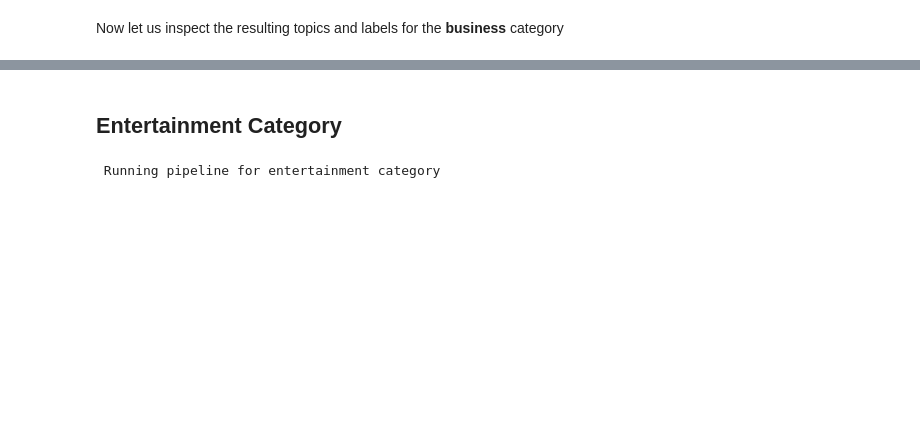
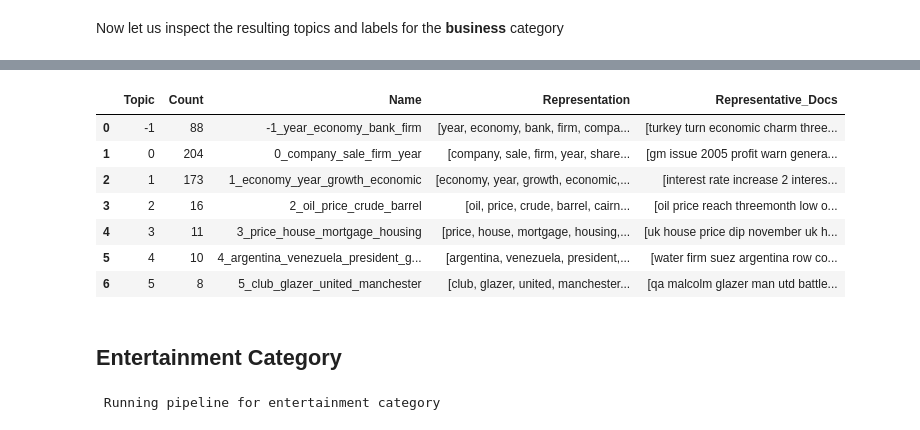
Before and after one commit to joytile/BBC-News-Topic-Modelling, a Jupyter notebook: BBC_NLP_Task.ipynb, the cells around one changed output, grey strips where cells are left out. Saved outputs shown, nothing was run; the diff lists cells and outputs as text; code cells hidden in the pictures; blank space fills up the shorter version.

```diff
--- a/BBC_NLP_Task.ipynb
+++ b/BBC_NLP_Task.ipynb
@@ -286,3 +296,14 @@ business_results2['dataframe']
+# %%
+business_results2['reduced_topic_info']
+# %% [output]
+|  | Topic | Count | Name | Representation | Representative_Docs |
+| 0 | -1 | 88 | -1_year_economy_bank_firm | [year, economy, bank, firm, compa... | [turkey turn economic charm three... |
+| 1 | 0 | 204 | 0_company_sale_firm_year | [company, sale, firm, year, share... | [gm issue 2005 profit warn genera... |
+| 2 | 1 | 173 | 1_economy_year_growth_economic | [economy, year, growth, economic,... | [interest rate increase 2 interes... |
+| 3 | 2 | 16 | 2_oil_price_crude_barrel | [oil, price, crude, barrel, cairn... | [oil price reach threemonth low o... |
+| 4 | 3 | 11 | 3_price_house_mortgage_housing | [price, house, mortgage, housing,... | [uk house price dip november uk h... |
+| 5 | 4 | 10 | 4_argentina_venezuela_president_g... | [argentina, venezuela, president,... | [water firm suez argentina row co... |
+| 6 | 5 | 8 | 5_club_glazer_united_manchester | [club, glazer, united, manchester... | [qa malcolm glazer man utd battle... |
 # %% [markdown]
 ## Entertainment Category
 # %%
```
Also changed, not shown: parts of 17 cells of this notebook.
